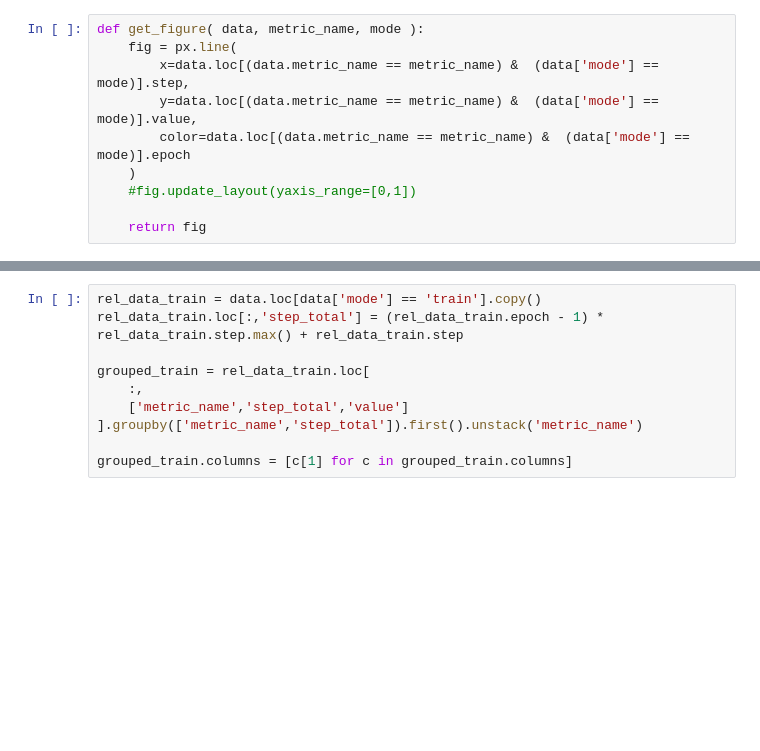
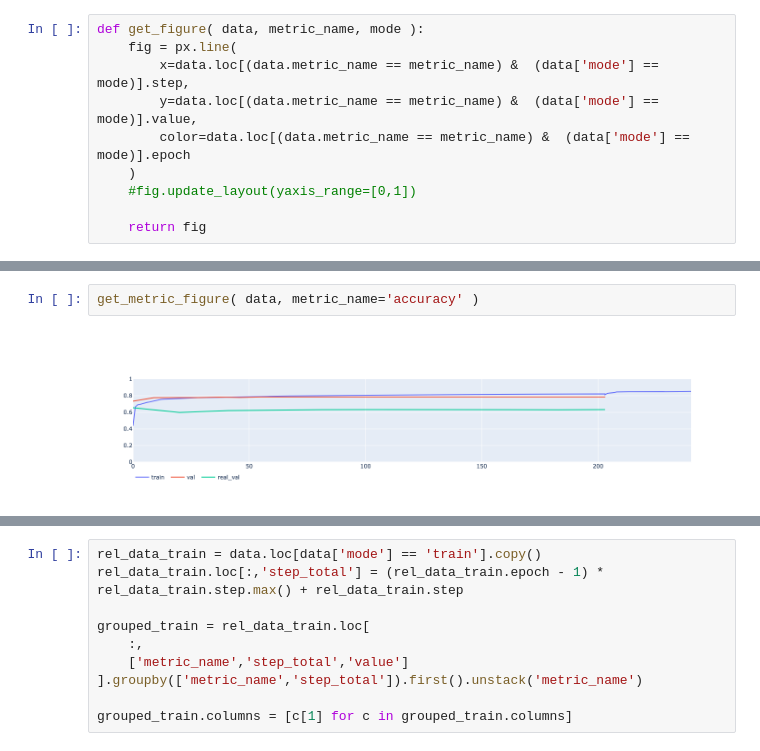
Before and after one commit to FBirwe/master-thesis_moire_detection, a Jupyter notebook: 80_Auswertungen/visualize_model_training.ipynb, the cells around one changed output, grey strips where cells are left out. Cells and saved outputs as stored; diff of their text form; blank space fills up the shorter version.

```diff
--- a/80_Auswertungen/visualize_model_training.ipynb
+++ b/80_Auswertungen/visualize_model_training.ipynb
@@ -93,3 +119,7 @@ get_metric_figure( data )
+# %%
+get_metric_figure( data, metric_name='accuracy' )
+# %% [output]
+[figure, added]
 # %%
 px.scatter(
     x=[i for i in range(data.loc[(data.dataset == 'train') & (data.metric_name == 'loss')].shape[0])],
```
Also changed, not shown: parts of 10 cells of this notebook, 4 other files.
